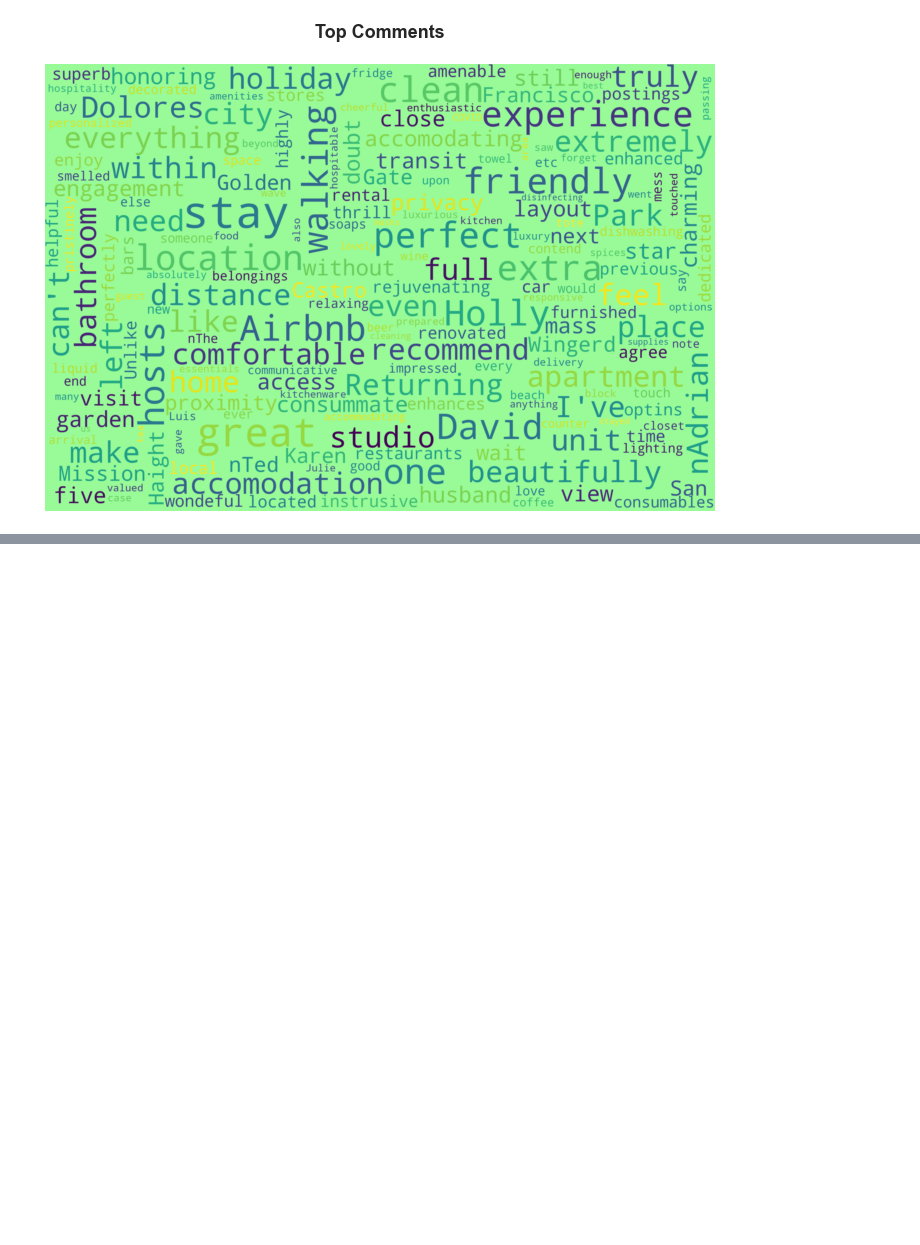
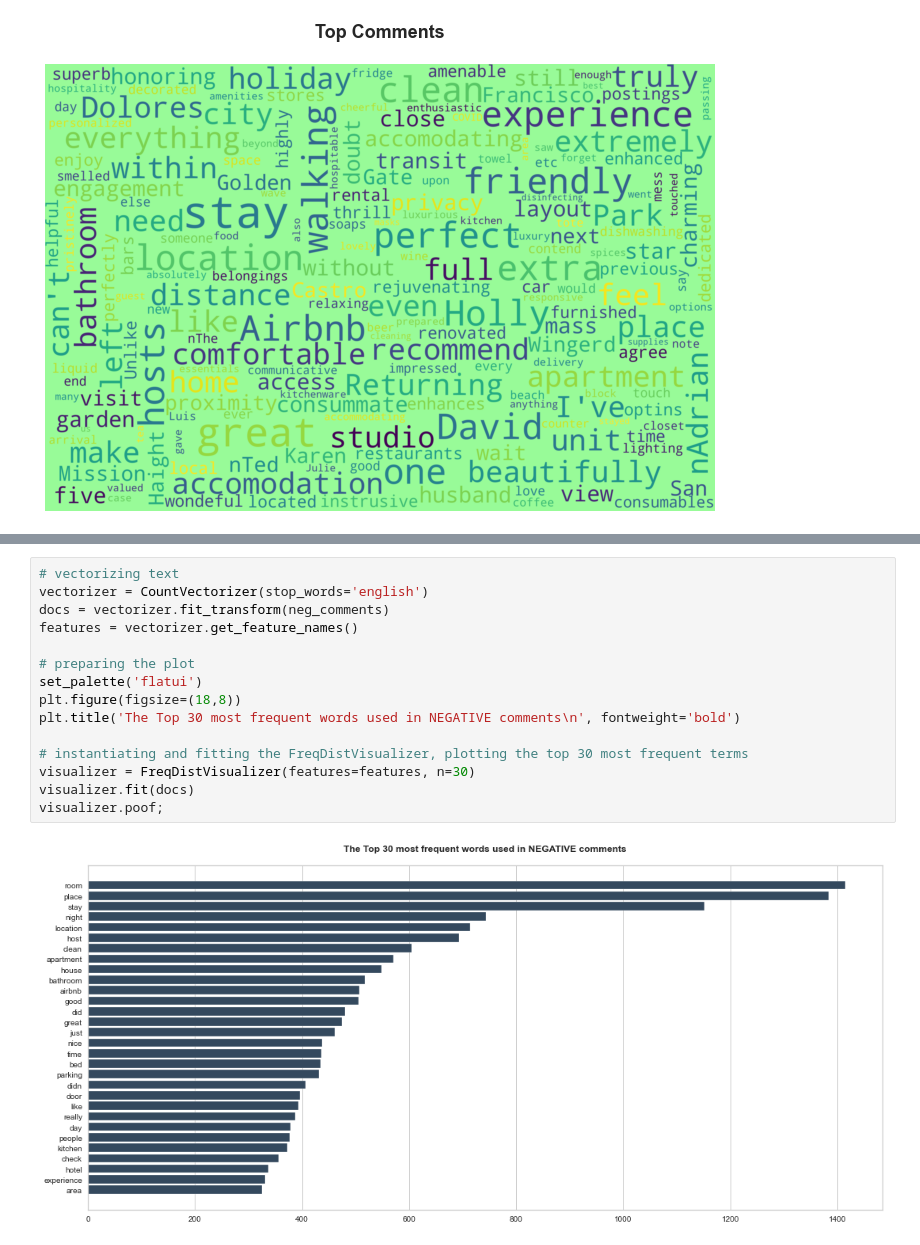
Before and after one commit to LingxingG/Data-Mining-Project, a Jupyter notebook: Tanny/Reviews Pre-processing.ipynb, the cells around one changed output, grey strips where cells are left out. Cells and saved outputs as stored; diff of their text form; blank space fills up the shorter version.

```diff
--- a/Tanny/Reviews Pre-processing.ipynb
+++ b/Tanny/Reviews Pre-processing.ipynb
@@ -503,0 +492,17 @@ NameError: name 'CountVectorizer' is not defined
+# %%
+# vectorizing text
+vectorizer = CountVectorizer(stop_words='english')
+docs = vectorizer.fit_transform(neg_comments)
+features = vectorizer.get_feature_names()
+
+# preparing the plot
+set_palette('flatui')
+plt.figure(figsize=(18,8))
+plt.title('The Top 30 most frequent words used in NEGATIVE comments\n', fontweight='bold')
+
+# instantiating and fitting the FreqDistVisualizer, plotting the top 30 most frequent terms
+visualizer = FreqDistVisualizer(features=features, n=30)
+visualizer.fit(docs)
+visualizer.poof;
+# %% [output]
+[figure, added]
```
Also changed, not shown: parts of 4 cells of this notebook.
